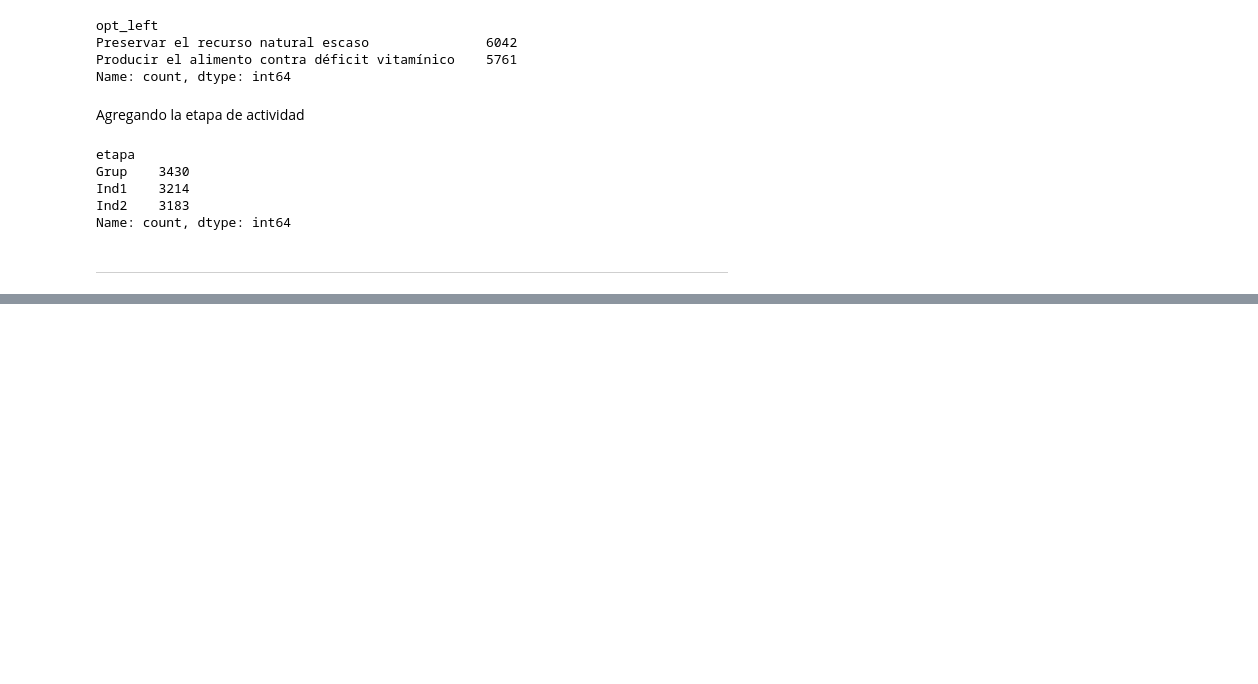
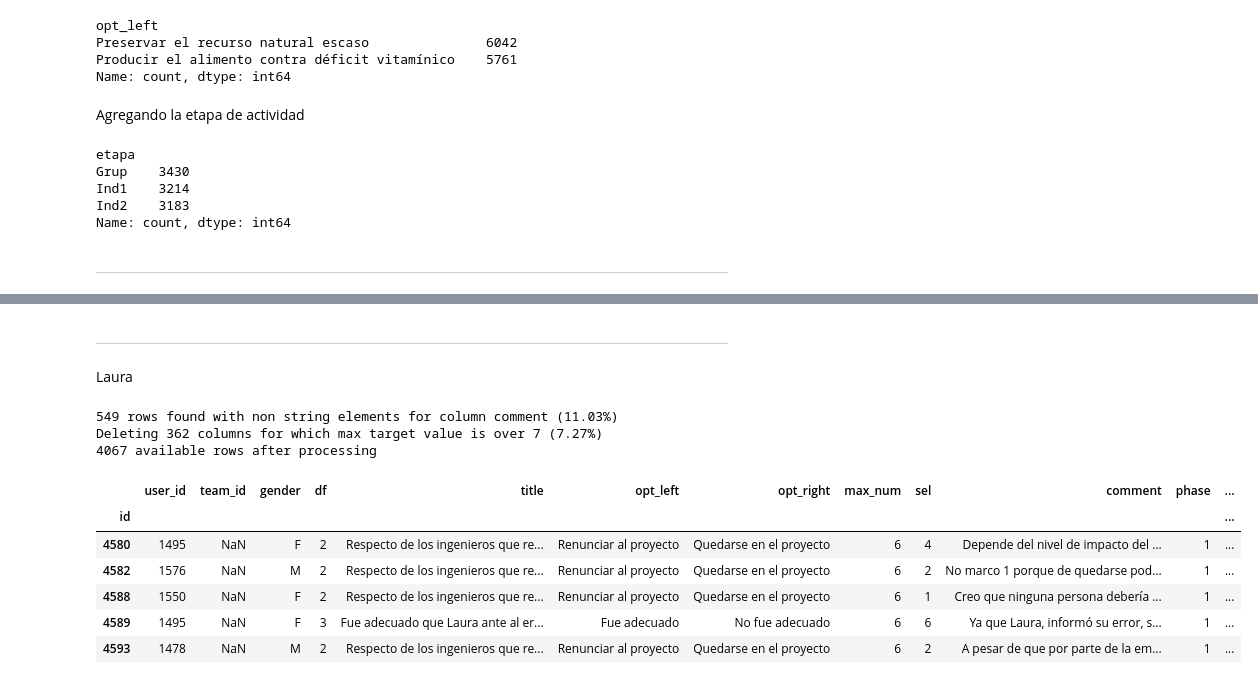
Before and after one commit to camilocarvajalreyes/ethicapp-nlp, a Jupyter notebook: anonimizacion.ipynb, the cells around one changed output, grey strips where cells are left out. Saved outputs shown, nothing was run; the diff lists cells and outputs as text; code cells hidden in the pictures; blank space fills up the shorter version.

```diff
--- a/anonimizacion.ipynb
+++ b/anonimizacion.ipynb
@@ -77,0 +193,21 @@ df.head()
+# %% [markdown]
+---
+Laura
+# %%
+caso = 'laura'
+df = df_caso(caso)
+
+df = process_df(df,'comment','sel')
+
+df.head()
+# %% [output]
+549 rows found with non string elements for column comment (11.03%)
+Deleting 362 columns for which max target value is over 7 (7.27%)
+4067 available rows after processing
+|  | user_id | team_id | gender | df | title | opt_left | opt_right | max_num | sel | comment | phase | ... |
+| id |  |  |  |  |  |  |  |  |  |  |  | ... |
+| 4580 | 1495 | NaN | F | 2 | Respecto de los ingenieros que re... | Renunciar al proyecto | Quedarse en el proyecto | 6 | 4 | Depende del nivel de impacto del ... | 1 | ... |
+| 4582 | 1576 | NaN | M | 2 | Respecto de los ingenieros que re... | Renunciar al proyecto | Quedarse en el proyecto | 6 | 2 | No marco 1 porque de quedarse pod... | 1 | ... |
+| 4588 | 1550 | NaN | F | 2 | Respecto de los ingenieros que re... | Renunciar al proyecto | Quedarse en el proyecto | 6 | 1 | Creo que ninguna persona debería ... | 1 | ... |
+| 4589 | 1495 | NaN | F | 3 | Fue adecuado que Laura ante al er... | Fue adecuado | No fue adecuado | 6 | 6 | Ya que Laura, informó su error, s... | 1 | ... |
+| 4593 | 1478 | NaN | M | 2 | Respecto de los ingenieros que re... | Renunciar al proyecto | Quedarse en el proyecto | 6 | 2 | A pesar de que por parte de la em... | 1 | ... |
```
Also changed, not shown: parts of 17 cells of this notebook, 1 other file.
